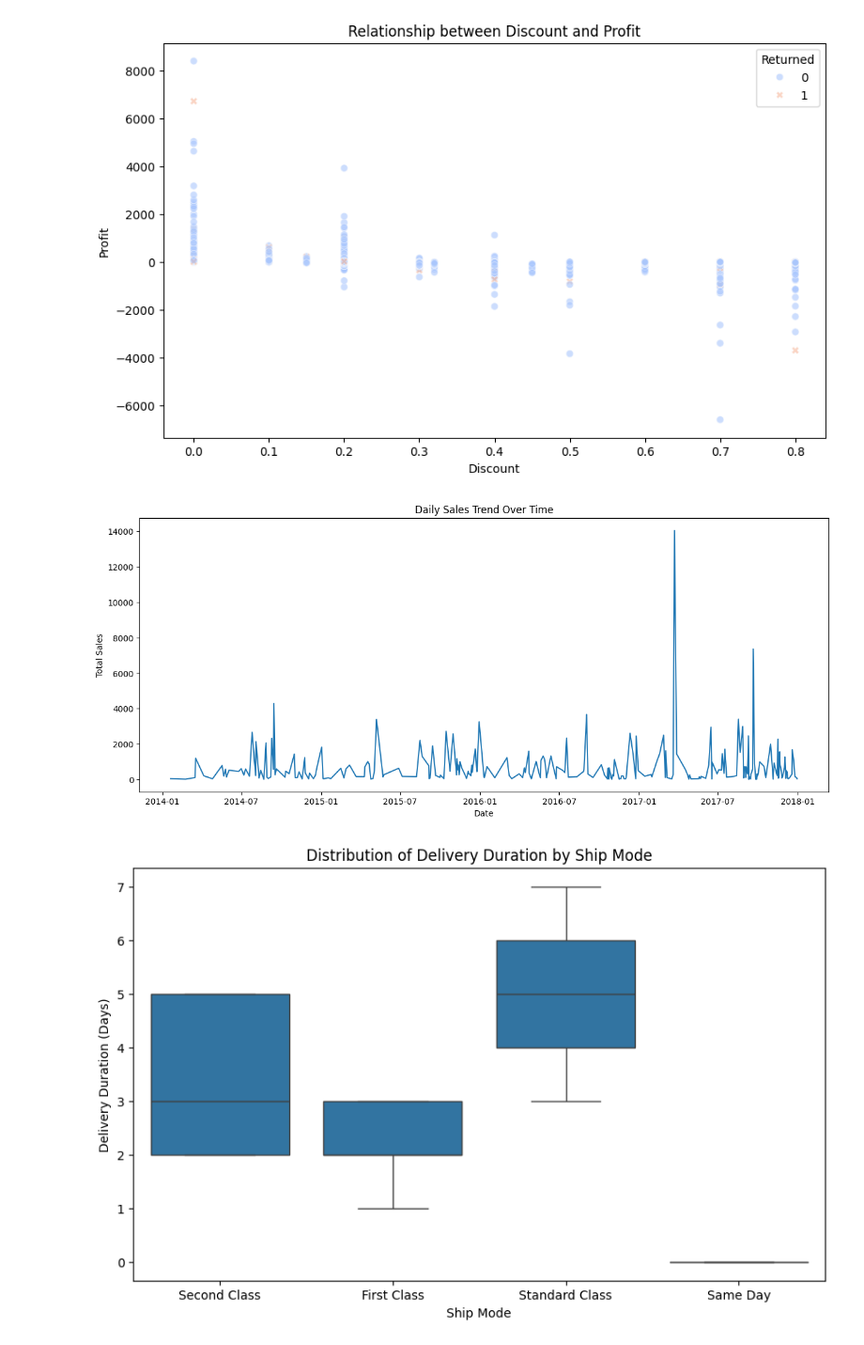
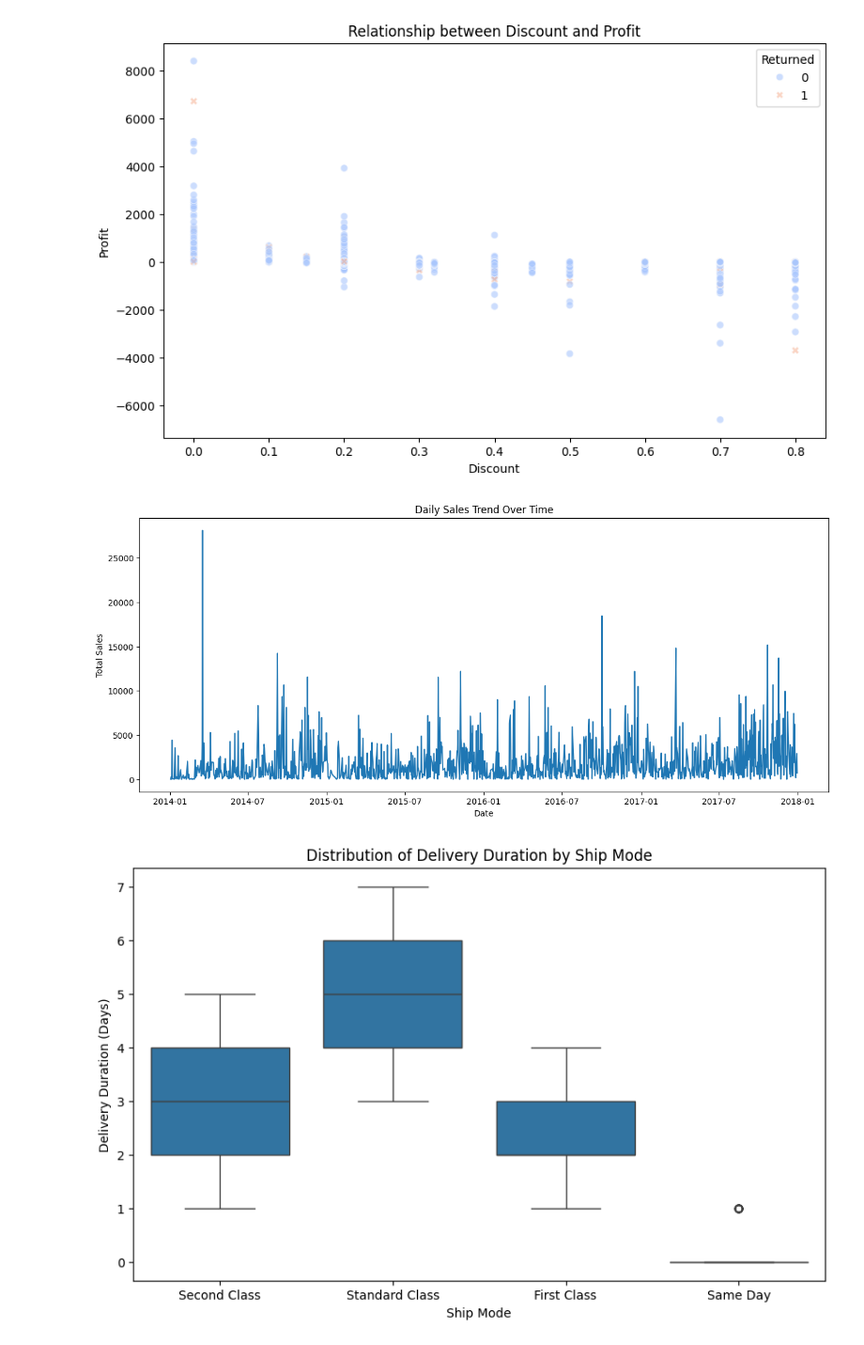
Before and after one commit to Wil50665/DS_project, a Jupyter notebook: Churn_Model/EDA.ipynb, the cells around one changed output. Shown: that part at 94% size. Saved outputs shown, nothing was run; the diff lists cells and outputs as text; code cells hidden in the pictures.

```diff
--- a/Churn_Model/EDA.ipynb
+++ b/Churn_Model/EDA.ipynb
@@ -167,24 +167,24 @@ Top 10 Customers by Number of Orders:
 # %%
 # Time-Series Analysis
 
 # a) Sales Trend over time
-merged_df['Order Date'] = pd.to_datetime(merged_df['Order Date'])
-daily_sales = merged_df.groupby('Order Date')['Sales'].sum().reset_index()
+df['Order Date'] = pd.to_datetime(df['Order Date'])
+daily_sales = df.groupby('Order Date')['Sales'].sum().reset_index()
 
 plt.figure(figsize=(15, 6))
 sns.lineplot(x='Order Date', y='Sales', data=daily_sales)
 plt.title('Daily Sales Trend Over Time')
 plt.xlabel('Date')
 plt.ylabel('Total Sales')
 plt.show()
 
 # b) Delivery Duration by Ship Mode (Box Plot)
 plt.figure(figsize=(10, 6))
-sns.boxplot(x='Ship Mode', y='Delivery Duration', data=merged_df)
+sns.boxplot(x='Ship Mode', y='Delivery Duration', data=df)
 plt.title('Distribution of Delivery Duration by Ship Mode')
 plt.xlabel('Ship Mode')
 plt.ylabel('Delivery Duration (Days)')
 plt.show()
 # %% [output]
-[figure, old version]
+[figure, new version]
-[figure, old version]
+[figure, new version]
```
Also changed, not shown: parts of 1 cell of this notebook.
